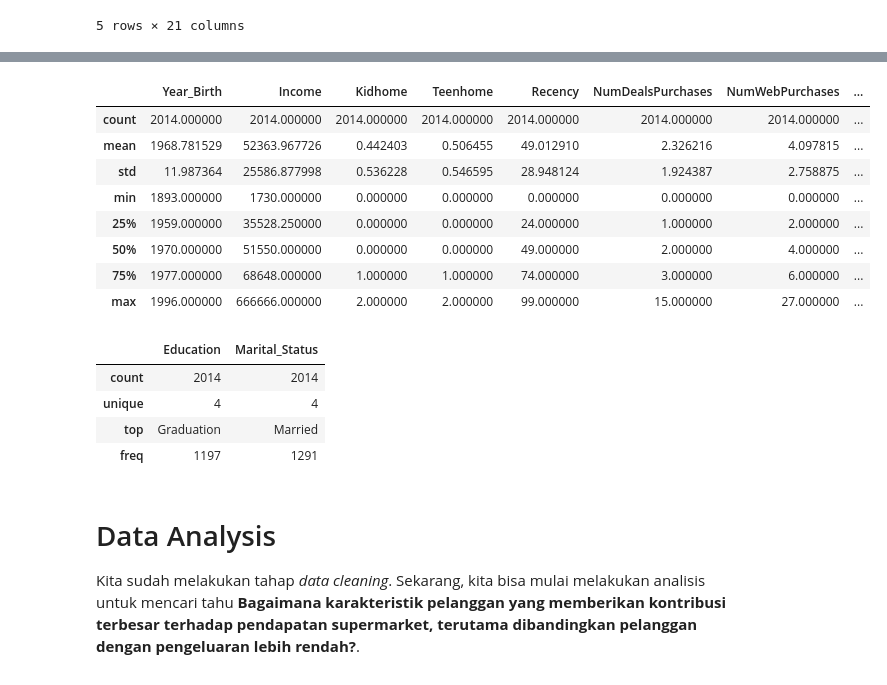
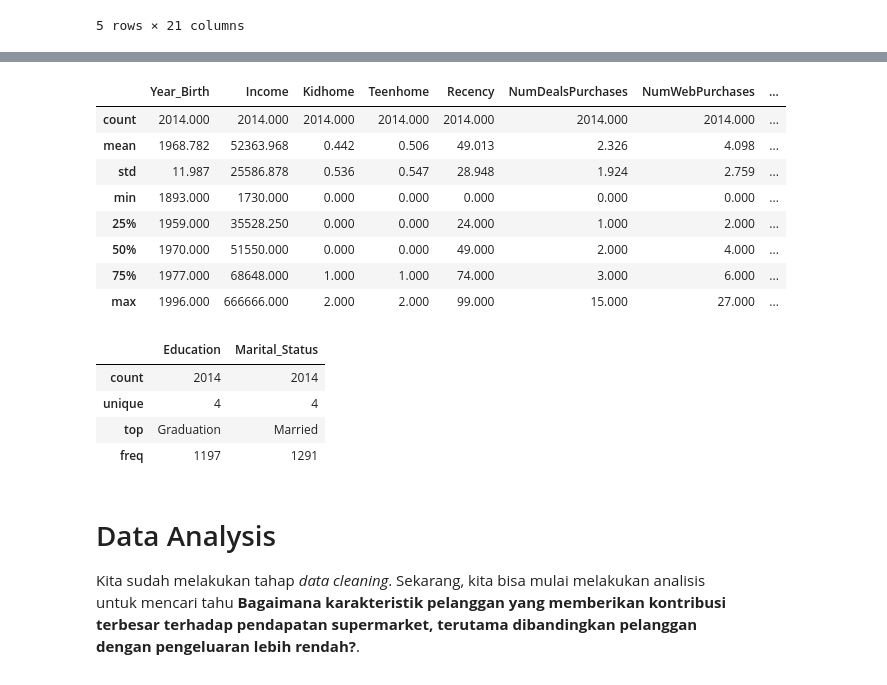
Before and after one commit to Himmel134/supermarket_customers, a Jupyter notebook: notebooks/1.0-bdp-inital-data-exploration.ipynb, the cells around one changed output, grey strips where cells are left out. Saved outputs shown, nothing was run; the diff lists cells and outputs as text; code cells hidden in the pictures.

```diff
--- a/notebooks/1.0-bdp-inital-data-exploration.ipynb
+++ b/notebooks/1.0-bdp-inital-data-exploration.ipynb
@@ -373,0 +374,3 @@ dfDesc
+# %%
+df_new = pd.read_csv('cleaned_supermarket_customers.csv')
+display(df_new.head(),df_new.tail())
@@ -374,15 +392,15 @@ dfDesc
 # %%
-display(df.describe(), df.describe(include='object'))
+display(df_new.describe().round(3), df_new.describe(include='object'))
 # %% [output]
 |  | Year_Birth | Income | Kidhome | Teenhome | Recency | NumDealsPurchases | NumWebPurchases | ... |
-| count | 2014.000000 | 2014.000000 | 2014.000000 | 2014.000000 | 2014.000000 | 2014.000000 | 2014.000000 | ... |
-| mean | 1968.781529 | 52363.967726 | 0.442403 | 0.506455 | 49.012910 | 2.326216 | 4.097815 | ... |
-| std | 11.987364 | 25586.877998 | 0.536228 | 0.546595 | 28.948124 | 1.924387 | 2.758875 | ... |
-| min | 1893.000000 | 1730.000000 | 0.000000 | 0.000000 | 0.000000 | 0.000000 | 0.000000 | ... |
-| 25% | 1959.000000 | 35528.250000 | 0.000000 | 0.000000 | 24.000000 | 1.000000 | 2.000000 | ... |
-| 50% | 1970.000000 | 51550.000000 | 0.000000 | 0.000000 | 49.000000 | 2.000000 | 4.000000 | ... |
-| 75% | 1977.000000 | 68648.000000 | 1.000000 | 1.000000 | 74.000000 | 3.000000 | 6.000000 | ... |
-| max | 1996.000000 | 666666.000000 | 2.000000 | 2.000000 | 99.000000 | 15.000000 | 27.000000 | ... |
+| count | 2014.000 | 2014.000 | 2014.000 | 2014.000 | 2014.000 | 2014.000 | 2014.000 | ... |
+| mean | 1968.782 | 52363.968 | 0.442 | 0.506 | 49.013 | 2.326 | 4.098 | ... |
+| std | 11.987 | 25586.878 | 0.536 | 0.547 | 28.948 | 1.924 | 2.759 | ... |
+| min | 1893.000 | 1730.000 | 0.000 | 0.000 | 0.000 | 0.000 | 0.000 | ... |
+| 25% | 1959.000 | 35528.250 | 0.000 | 0.000 | 24.000 | 1.000 | 2.000 | ... |
+| 50% | 1970.000 | 51550.000 | 0.000 | 0.000 | 49.000 | 2.000 | 4.000 | ... |
+| 75% | 1977.000 | 68648.000 | 1.000 | 1.000 | 74.000 | 3.000 | 6.000 | ... |
+| max | 1996.000 | 666666.000 | 2.000 | 2.000 | 99.000 | 15.000 | 27.000 | ... |
 |  | Education | Marital_Status |
 | count | 2014 | 2014 |
 | unique | 4 | 4 |
```
Also changed, not shown: parts of 48 cells of this notebook, 1 other file.
